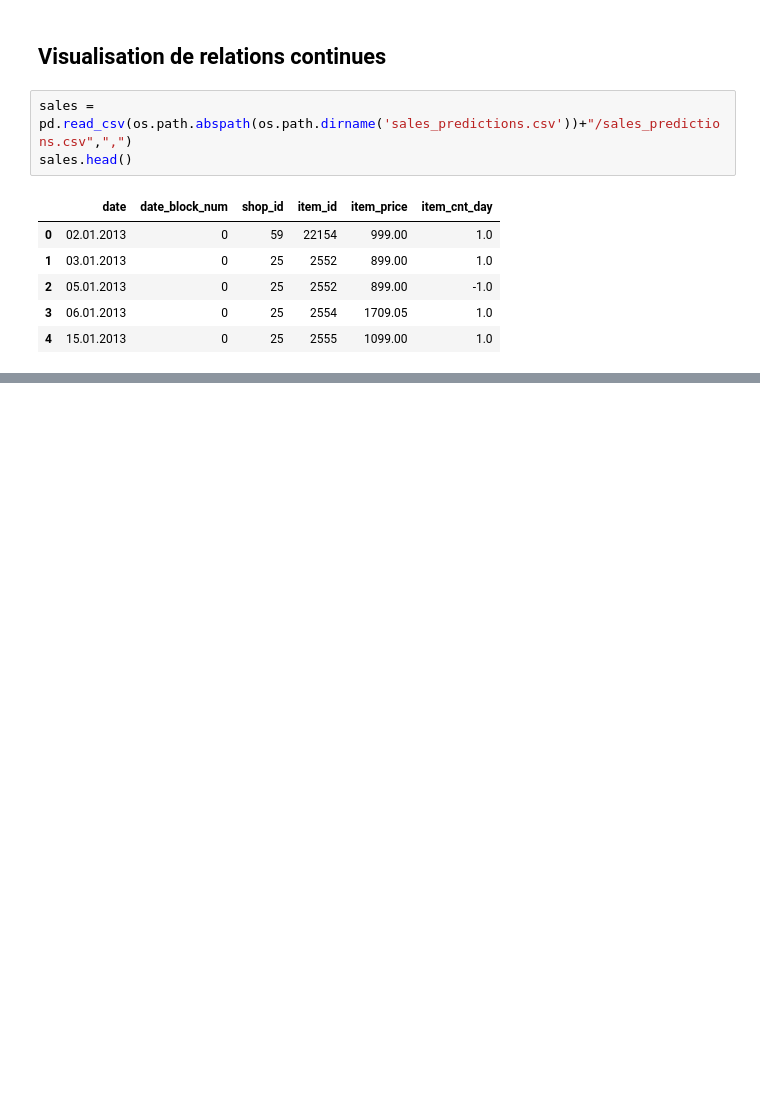
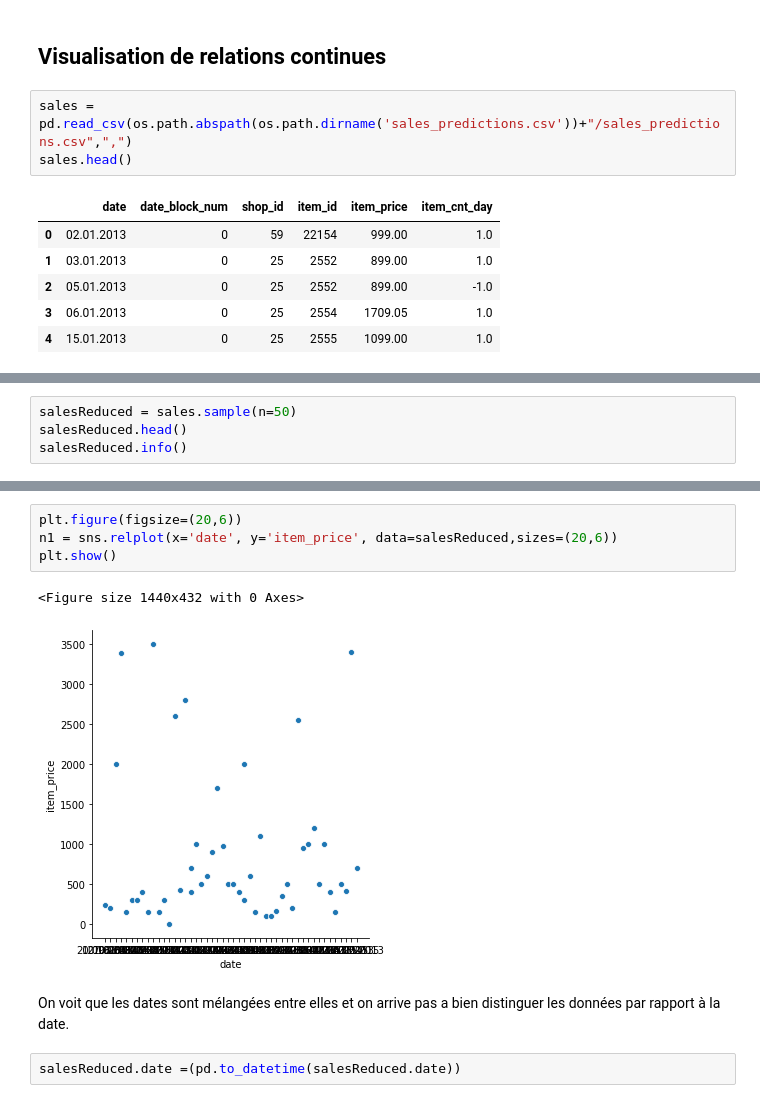
Before and after one commit to Aliam95/JAVA-IOT_BigDataHadoop, a Jupyter notebook: Dataviz/Dataviz_Exo.ipynb, the cells around one changed output, grey strips where cells are left out. Saved outputs shown, nothing was run; the diff lists cells and outputs as text; blank space fills up the shorter version.

```diff
--- a/Dataviz/Dataviz_Exo.ipynb
+++ b/Dataviz/Dataviz_Exo.ipynb
@@ -103,0 +106,4 @@ sales.head()
+# %%
+salesReduced = sales.sample(n=50)
+salesReduced.head()
+salesReduced.info()
@@ -103,0 +124,11 @@ sales.head()
+# %%
+plt.figure(figsize=(20,6))
+n1 = sns.relplot(x='date', y='item_price', data=salesReduced,sizes=(20,6))
+plt.show()
+# %% [output]
+<Figure size 1440x432 with 0 Axes>
+[figure, added]
+# %% [markdown]
+On voit que les dates sont mélangées entre elles et on arrive pas a bien distinguer les données par rapport à la date.
+# %%
+salesReduced.date =(pd.to_datetime(salesReduced.date))
```
Also changed, not shown: parts of 6 cells of this notebook.
